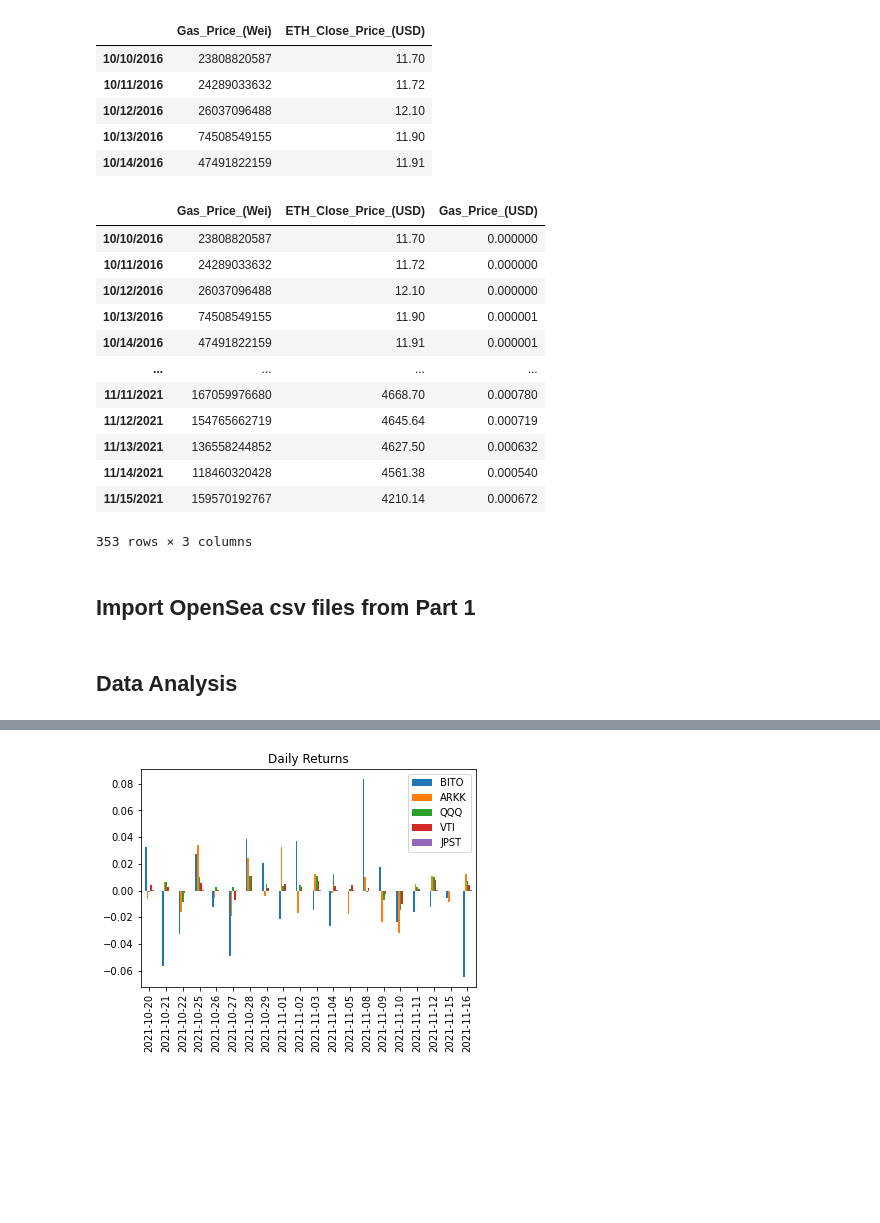
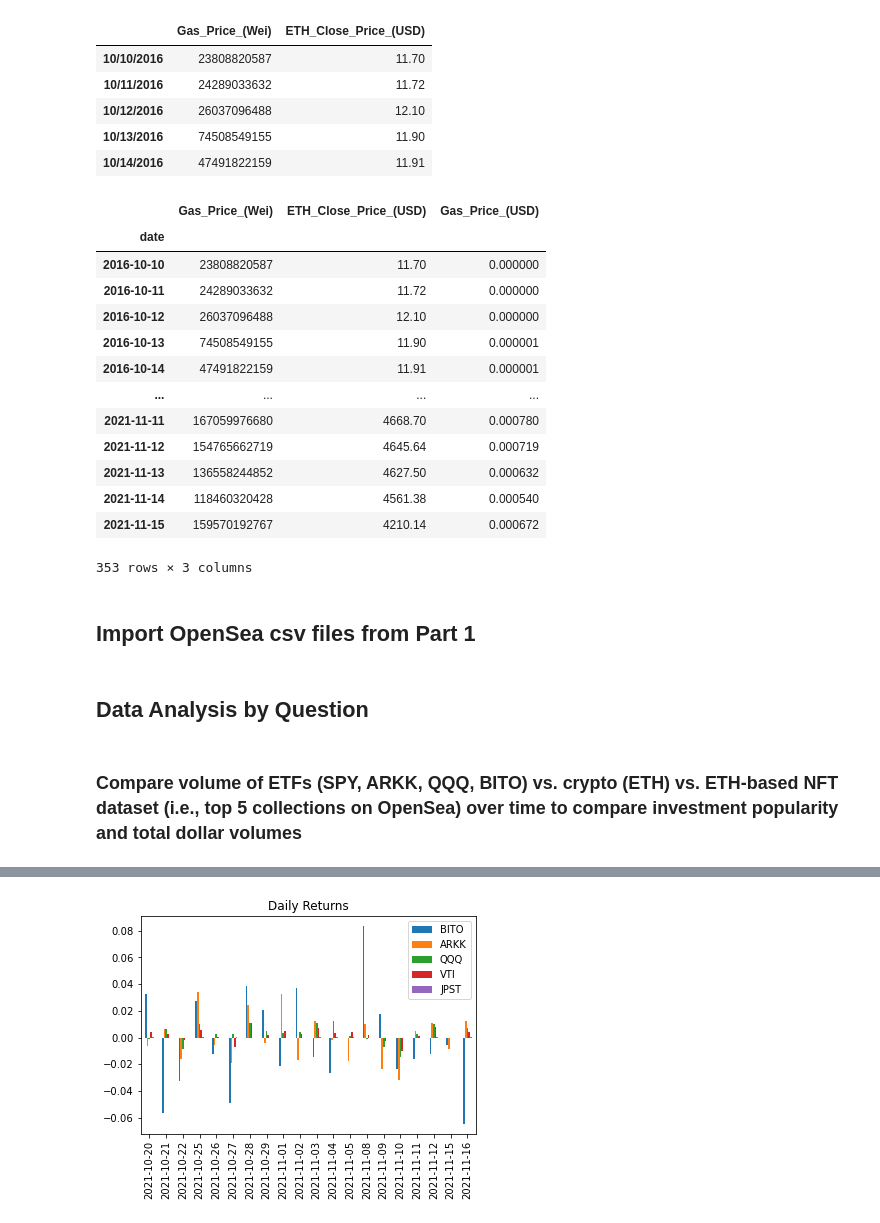
Before and after one commit to bradkaley/NFT_Market_Analysis, a Jupyter notebook: Part_2_Data_Collection_Analysis.ipynb, the cells around one changed output, grey strips where cells are left out. Drawn from its saved outputs; the diff is of its cells as text; code cells hidden in the pictures; blank space fills up the shorter version.

```diff
--- a/Part_2_Data_Collection_Analysis.ipynb
+++ b/Part_2_Data_Collection_Analysis.ipynb
@@ -155,7 +196,7 @@ for l in day_list_range:
     eth_close_data.append(close_data)
 
 eth_data["Date"] = eth_date_data
-eth_data["ETH_Daily_Volume_(USD)"] = eth_volume_data
+eth_data["ETH_Daily_Volume"] = eth_volume_data
 eth_data["ETH_Close_Price_(USD)"] = eth_close_data
 
 eth_data = eth_data.set_index("Date")
@@ -206,11 +240,10 @@ raw_gas_prices
 # %%
 #Drop the Unix Time Stamp from the dataframe since we already have the date column
-raw_gas_prices = raw_gas_prices.drop(["UnixTimeStamp"],axis="columns")
+raw_gas_prices.drop(["UnixTimeStamp"],axis="columns", inplace=True)
 raw_gas_prices.columns = ["Gas_Price_(Wei)"]
 
-
 #Bring ETH price data into this dataframe to be able to perform conversion from WEI to USD
-gas_prices = pd.concat([raw_gas_prices, eth_data], axis="columns", join="inner").drop(["ETH_Daily_Volume_(USD)"],axis="columns")
+gas_prices = pd.concat([raw_gas_prices, eth_data], axis="columns", join="inner").drop(["ETH_Daily_Volume"],axis="columns")
 gas_prices.head()
 # %% [output]
 |  | Gas_Price_(Wei) | ETH_Close_Price_(USD) |
@@ -222,22 +255,27 @@ gas_prices.head()
 # %%
 #Convert gas prices to USD
 #Need to converting WEI to ETH: 1 ETH = 10**18 WEI = 1000000000000000000 WEI
 gas_prices["Gas_Price_(USD)"] = (gas_prices["Gas_Price_(Wei)"] / (10**18) * gas_prices["ETH_Close_Price_(USD)"]).round(6)
 
+gas_prices.reset_index(inplace=True)
+gas_prices.rename(columns={"index":"date"}, inplace=True)
+gas_prices["date"] = pd.to_datetime(gas_prices["date"])
+gas_prices.set_index("date", inplace=True)
 gas_prices
 # %% [output]
 |  | Gas_Price_(Wei) | ETH_Close_Price_(USD) | Gas_Price_(USD) |
-| 10/10/2016 | 23808820587 | 11.70 | 0.000000 |
-| 10/11/2016 | 24289033632 | 11.72 | 0.000000 |
-| 10/12/2016 | 26037096488 | 12.10 | 0.000000 |
-| 10/13/2016 | 74508549155 | 11.90 | 0.000001 |
-| 10/14/2016 | 47491822159 | 11.91 | 0.000001 |
+| date |  |  |  |
+| 2016-10-10 | 23808820587 | 11.70 | 0.000000 |
+| 2016-10-11 | 24289033632 | 11.72 | 0.000000 |
+| 2016-10-12 | 26037096488 | 12.10 | 0.000000 |
+| 2016-10-13 | 74508549155 | 11.90 | 0.000001 |
+| 2016-10-14 | 47491822159 | 11.91 | 0.000001 |
 | ... | ... | ... | ... |
-| 11/11/2021 | 167059976680 | 4668.70 | 0.000780 |
-| 11/12/2021 | 154765662719 | 4645.64 | 0.000719 |
-| 11/13/2021 | 136558244852 | 4627.50 | 0.000632 |
-| 11/14/2021 | 118460320428 | 4561.38 | 0.000540 |
-| 11/15/2021 | 159570192767 | 4210.14 | 0.000672 |
+| 2021-11-11 | 167059976680 | 4668.70 | 0.000780 |
+| 2021-11-12 | 154765662719 | 4645.64 | 0.000719 |
+| 2021-11-13 | 136558244852 | 4627.50 | 0.000632 |
+| 2021-11-14 | 118460320428 | 4561.38 | 0.000540 |
+| 2021-11-15 | 159570192767 | 4210.14 | 0.000672 |
 353 rows × 3 columns
 # %%
 #Save the dataframe with the gas price data as a csv file
@@ -293,2 +331,4 @@ baby_ape_sales = pd.read_csv(file_path_3, index_col="event_id")
 # %% [markdown]
-## Data Analysis
+## Data Analysis by Question
+# %% [markdown]
+### Compare volume of ETFs (SPY, ARKK, QQQ, BITO) vs. crypto (ETH) vs. ETH-based NFT dataset (i.e., top 5 collections on OpenSea) over time to compare investment popularity and total dollar volumes
```
Also changed, not shown: parts of 17 cells of this notebook, 9 other files.
